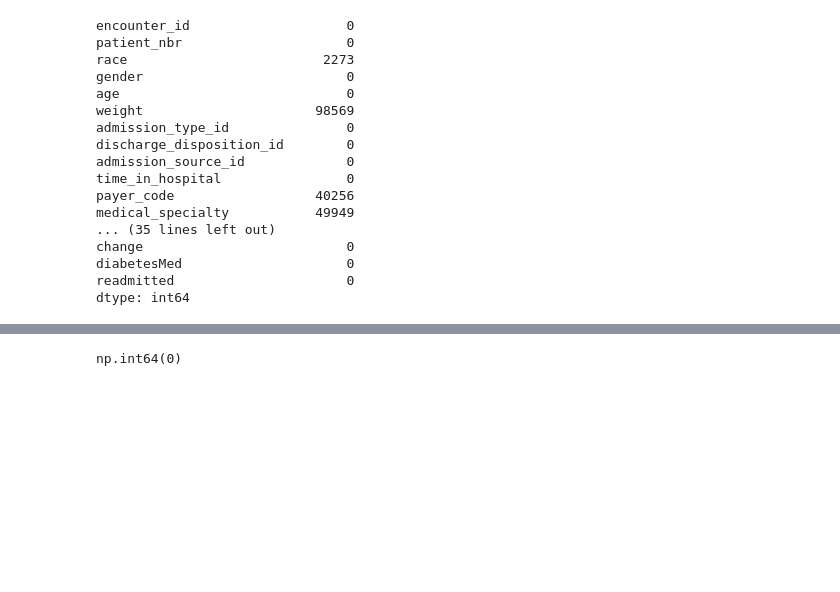
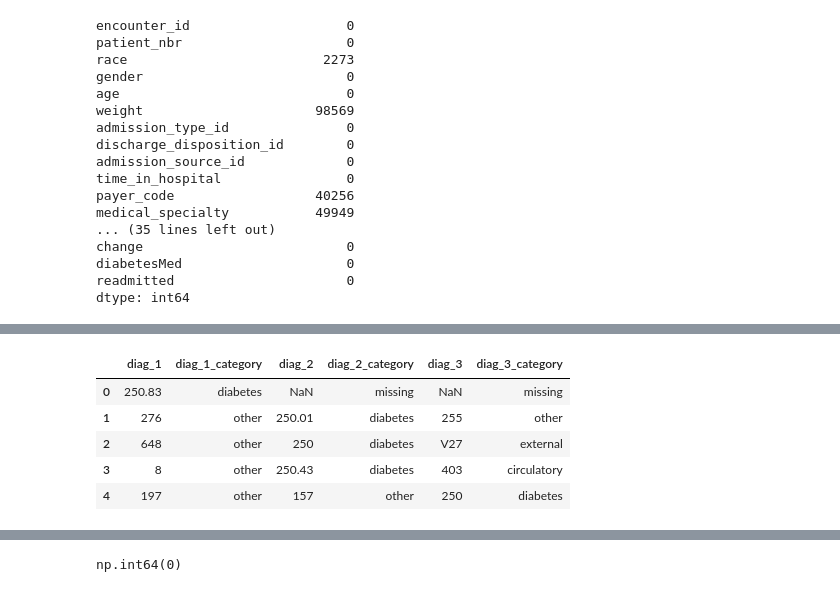
Before and after one commit to fsa-aiml-2511/final-capstone-aegis-health-strategy, a Jupyter notebook: notebooks/cliff-eda.ipynb, the cells around one changed output, grey strips where cells are left out. Saved outputs shown, nothing was run; the diff lists cells and outputs as text; code cells hidden in the pictures; blank space fills up the shorter version.

```diff
--- a/notebooks/cliff-eda.ipynb
+++ b/notebooks/cliff-eda.ipynb
@@ -195,8 +71,0 @@ Name: count, dtype: int64
-# %%
-#Detect Strings That Should Be Numeric
-for col in df.columns:
-    if df[col].dtype == 'object':
-        try:
-            pd.to_numeric(df[col])
-        except:
-            print(f"{col} may contain non-numeric or dirty values")
@@ -202,0 +114,12 @@ for col in df.columns:
+# %%
+#3 age encoding
+age_map = {
+    '[0-10)': 5, '[10-20)': 15, '[20-30)': 25,
+    '[30-40)': 35, '[40-50)': 45, '[50-60)': 55,
+    '[60-70)': 65, '[70-80)': 75, '[80-90)': 85,
+    '[90-100)': 95
+}
+
+df_patient['age_numeric'] = df_patient['age'].map(age_map)
+
+print(df_patient['age_numeric'])
@@ -202,0 +139,44 @@ for col in df.columns:
+# %%
+#4: ICD-9 Diagnostic Codes
+diag_cols = ['diag_1', 'diag_2', 'diag_3']
+
+for col in diag_cols:
+    # Clean to string for safe checks
+    code_str = df_patient[col].astype(str).str.strip()
+
+    # Pull first 3 numeric digits when present
+    code_num = pd.to_numeric(
+        code_str.str.extract(r'^(\d{3})')[0],
+        errors='coerce'
+    )
+
+    # Build category column
+    df_patient[col + '_category'] = np.select(
+        [
+            df_patient[col].isna(),                         # missing
+            code_str.str.startswith('250'),                # diabetes
+            code_num.between(390, 459),                    # circulatory
+            code_num.between(460, 519),                    # respiratory
+            code_num.between(520, 579),                    # digestive
+            code_str.str.startswith(('V', 'E'))            # external
+        ],
+        [
+            'missing',
+            'diabetes',
+            'circulatory',
+            'respiratory',
+            'digestive',
+            'external'
+        ],
+        default='other'
+    )
+
+# check results
+df_patient[['diag_1', 'diag_1_category', 'diag_2', 'diag_2_category', 'diag_3', 'diag_3_category']].head()
+# %% [output]
+|  | diag_1 | diag_1_category | diag_2 | diag_2_category | diag_3 | diag_3_category |
+| 0 | 250.83 | diabetes | NaN | missing | NaN | missing |
+| 1 | 276 | other | 250.01 | diabetes | 255 | other |
+| 2 | 648 | other | 250 | diabetes | V27 | external |
+| 3 | 8 | other | 250.43 | diabetes | 403 | circulatory |
+| 4 | 197 | other | 157 | other | 250 | diabetes |
```
Also changed, not shown: parts of 20 cells of this notebook.
